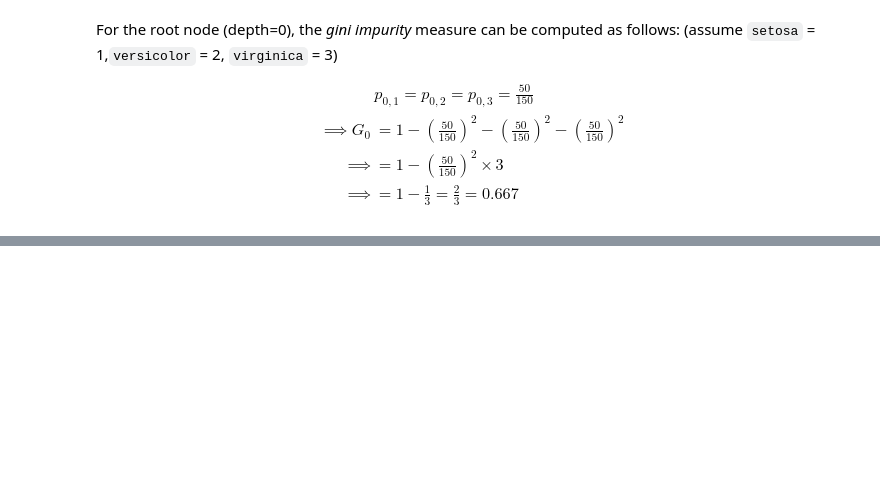
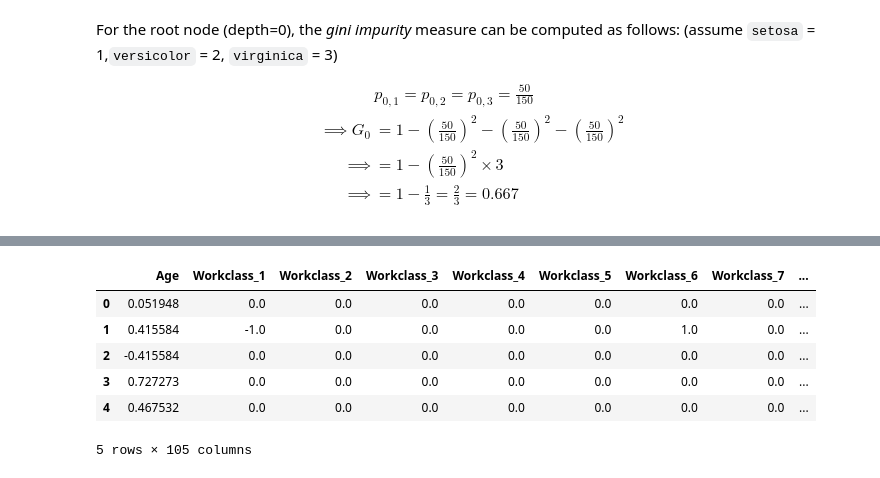
Before and after one commit to prateep03/Python-Tutorial, a Jupyter notebook: notebooks/Decision Trees.ipynb, the cells around one changed output, grey strips where cells are left out. Cells and saved outputs as stored; diff of their text form; code cells hidden in the pictures; blank space fills up the shorter version.

```diff
--- a/notebooks/Decision Trees.ipynb
+++ b/notebooks/Decision Trees.ipynb
@@ -136,0 +225,10 @@ Text(0.5, 1.0, '3-Class Classification using a DecisionTreeClassifer with max_de
+# %%
+X_test.head()
+# %% [output]
+|  | Age | Workclass_1 | Workclass_2 | Workclass_3 | Workclass_4 | Workclass_5 | Workclass_6 | Workclass_7 | ... |
+| 0 | 0.051948 | 0.0 | 0.0 | 0.0 | 0.0 | 0.0 | 0.0 | 0.0 | ... |
+| 1 | 0.415584 | -1.0 | 0.0 | 0.0 | 0.0 | 0.0 | 1.0 | 0.0 | ... |
+| 2 | -0.415584 | 0.0 | 0.0 | 0.0 | 0.0 | 0.0 | 0.0 | 0.0 | ... |
+| 3 | 0.727273 | 0.0 | 0.0 | 0.0 | 0.0 | 0.0 | 0.0 | 0.0 | ... |
+| 4 | 0.467532 | 0.0 | 0.0 | 0.0 | 0.0 | 0.0 | 0.0 | 0.0 | ... |
+5 rows × 105 columns
```
Also changed, not shown: parts of 25 cells of this notebook, 4 other files.
